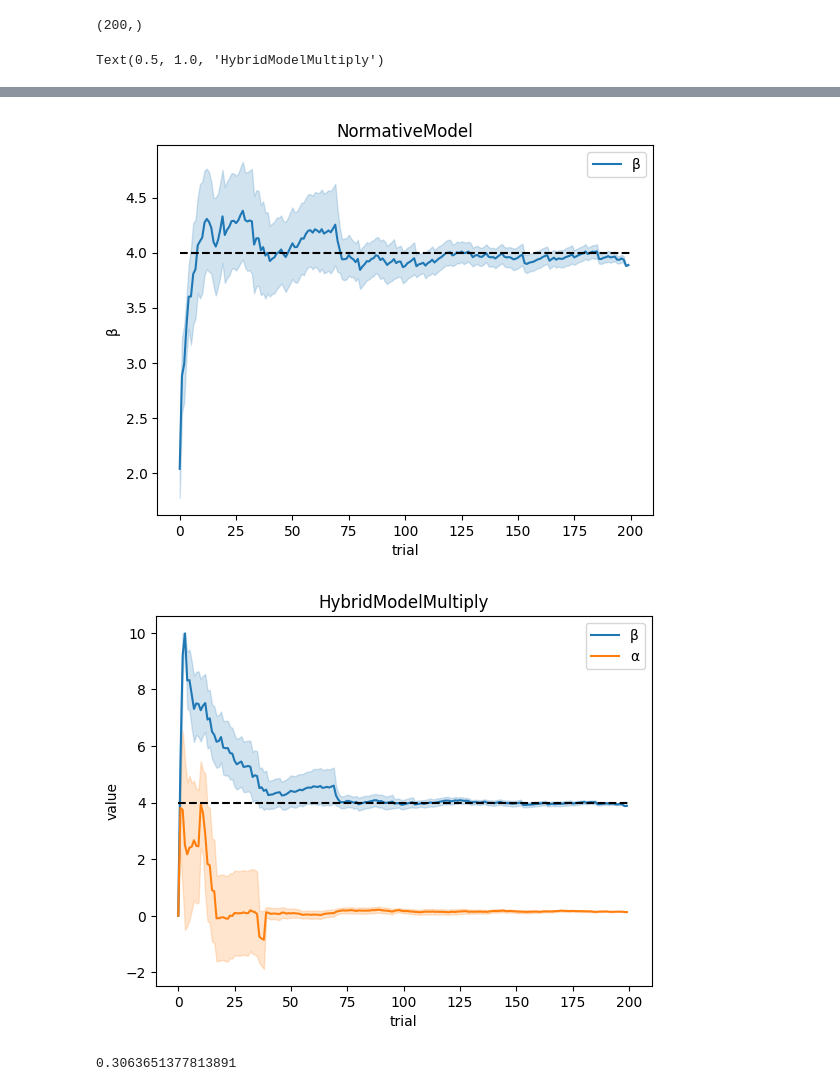
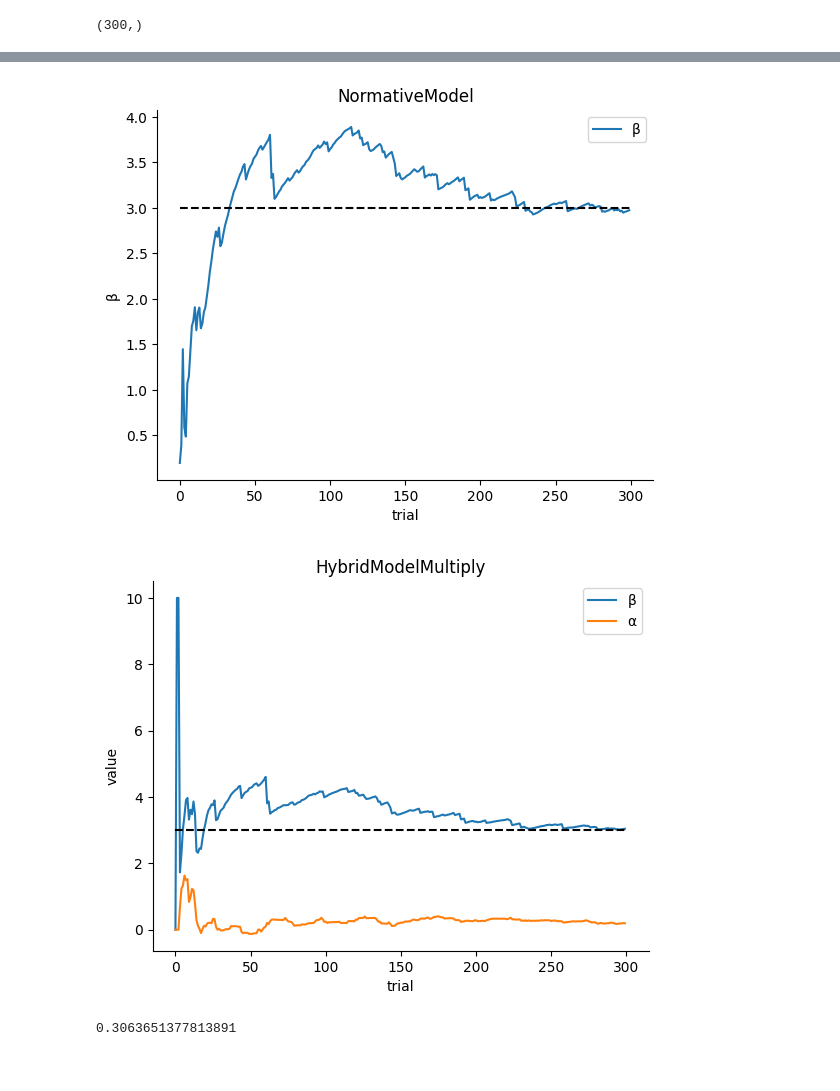
Before and after one commit to bsgarcia/SpaceRLUnity, a Jupyter notebook: Assets/Scripts/analysis/simu.ipynb, the cells around one changed output, grey strips where cells are left out. Saved outputs shown, nothing was run; the diff lists cells and outputs as text; code cells hidden in the pictures.

```diff
--- a/Assets/Scripts/analysis/simu.ipynb
+++ b/Assets/Scripts/analysis/simu.ipynb
@@ -183,7 +183,7 @@ class NormativeModelPerceptual:
     def __init__(self, *args, **kwargs):
         # super().__init__(*args, **kwargs)
         # slope prior
-        self.slope_prior = kwargs.get('slope', 2)
+        self.slope_prior = kwargs.get('slope_prior', 2)
         # leak parameter
         self.leak = kwargs.get('leak', 0)
         # x values = forcefield values
@@ -323,9 +323,9 @@ def tnormrdn(loc, std, lb=0, ub=1, size=1):
 
 
 # hyperparameters
-ntrial = 200
-nagent = 10
-true_slope = 4
+ntrial = 300
+nagent = 1
+true_slope = 3
 true_leak = 0
 
 # forcefield chosen by the subject
@@ -334,7 +334,7 @@ ff = np.repeat(np.linspace(-1, 1, 10).round(1), ntrial/10).flatten()
 rff = np.random.binomial(1, 1/(1+np.exp(-true_slope*ff)), size=ntrial)
 print(ff.shape)
 # model parameters
-normative_param = dict(slope=4, leak=0, x=np.unique(ff))
+normative_param = dict(slope_prior=true_slope, temp=1e6, leak=0, x=np.unique(ff))
 hybrid_param = dict(perceptual_temp=5, perceptual_model='logit',
     lr=.5, rl_temp=5, n_states=2, n_actions=2, q0=50)
 
@@ -389,8 +389,10 @@ plt.figure()
 sns.lineplot(x='trial', y='β', data=df[df['model']=='NormativeModel'], label='β', n_boot=0, errorbar='se')
 # plot true slope
 plt.plot([0, ntrial], [true_slope, true_slope], '--', color='k', label='true slope')
+sns.despine()
+plt.title('NormativeModel')
 
-plt.title('NormativeModel')
+
 plt.figure()
 mask = df.model == 'HybridModelMultiply'
 sns.lineplot(x='trial', y='β', data=df[mask], label='β', n_boot=0, errorbar='se')
@@ -399,7 +401,7 @@ sns.lineplot(x='trial', y='α', data=df[mask], label='α', n_boot=0, errorbar='s
 plt.plot([0, ntrial], [true_slope, true_slope], '--', color='k', label='true slope')
 plt.ylabel(('value'))
 plt.title('HybridModelMultiply')
+sns.despine()
 # plt.ylim(-5, 5)
 # %% [output]
-(200,)
+(300,)
-Text(0.5, 1.0, 'HybridModelMultiply')
@@ -407,5 +409,5 @@ Text(0.5, 1.0, 'HybridModelMultiply')
-[figure, old version]
+[figure, new version]
-[figure, old version]
+[figure, new version]
 # %%
 # -----------------------------------------------------------------
 # simulation option value training
```
Also changed, not shown: parts of 1 cell of this notebook.
